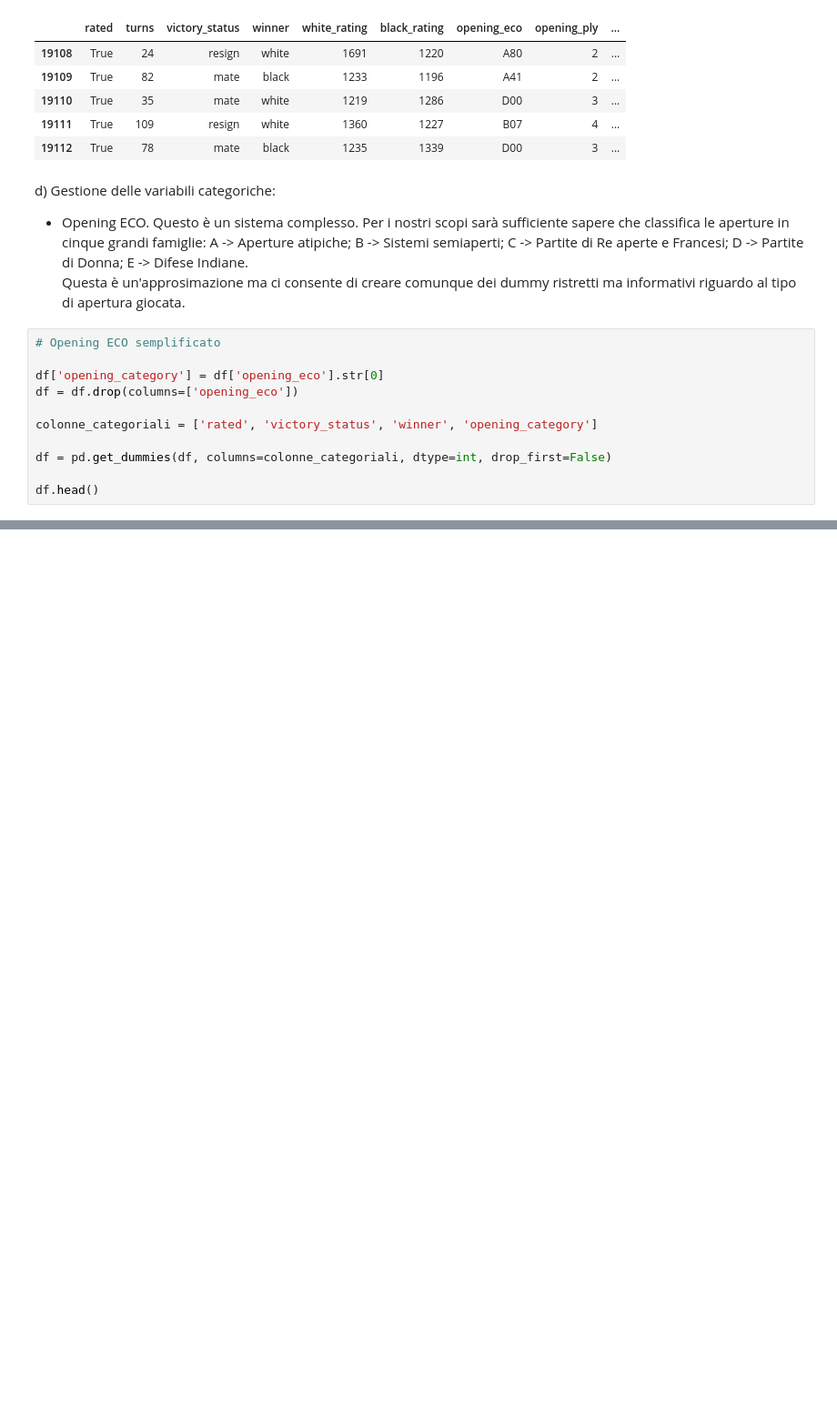
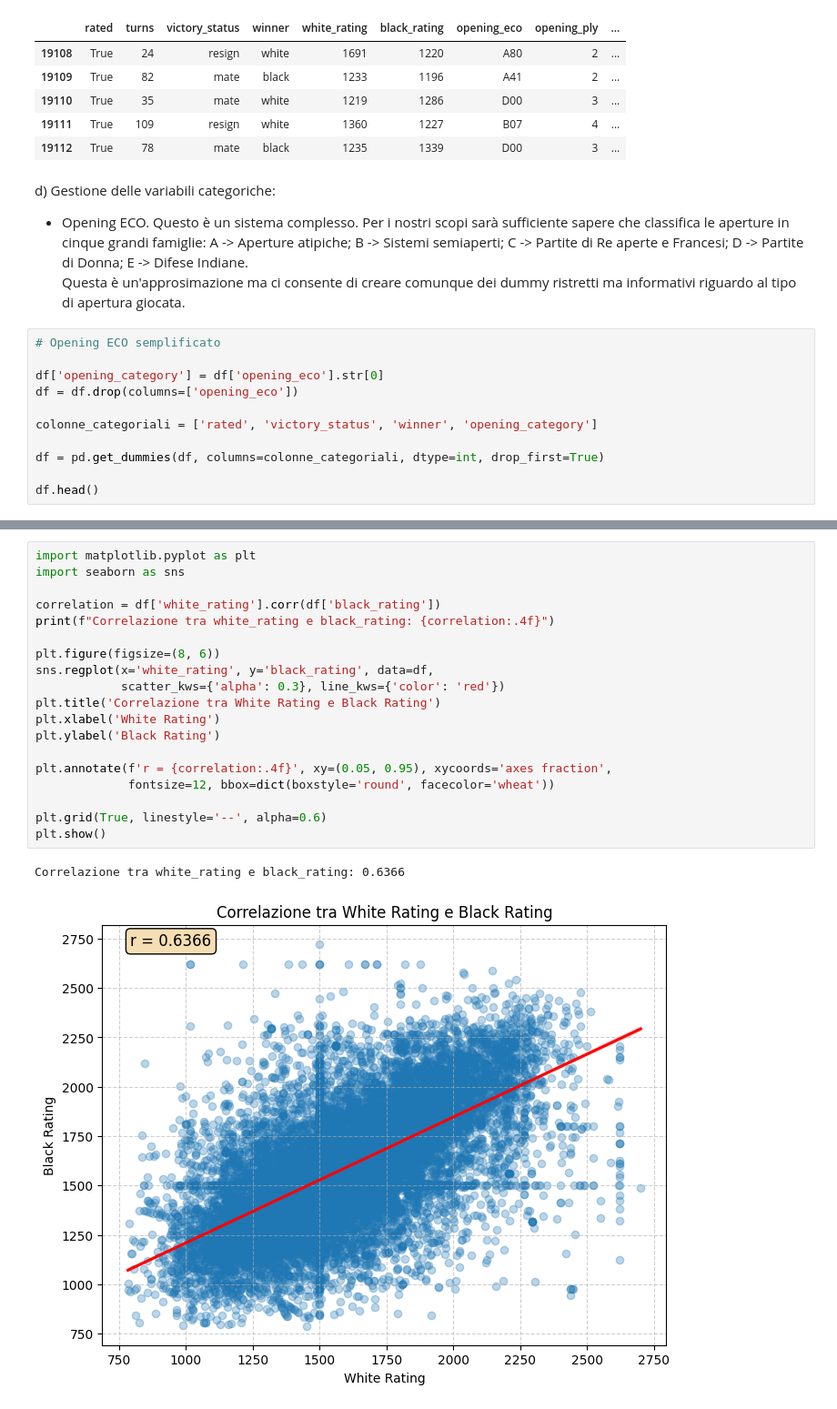
Before and after one commit to AndreaMorbello/Progetto-IA2, a Jupyter notebook: Notebooks/Notebook-IA2.ipynb, the cells around one changed output, grey strips where cells are left out. Shown at 91% size. Saved outputs shown, nothing was run; the diff lists cells and outputs as text; blank space fills up the shorter version.

Commit message:
Correlazione white a black rating

```diff
--- a/Notebooks/Notebook-IA2.ipynb
+++ b/Notebooks/Notebook-IA2.ipynb
@@ -194,7 +196,7 @@ df = df.drop(columns=['opening_eco'])
 
 colonne_categoriali = ['rated', 'victory_status', 'winner', 'opening_category']
 
-df = pd.get_dummies(df, columns=colonne_categoriali, dtype=int, drop_first=False)
+df = pd.get_dummies(df, columns=colonne_categoriali, dtype=int, drop_first=True)
 
 df.head()
 # %% [output]
@@ -207,0 +215,22 @@ df.head()
+# %%
+import matplotlib.pyplot as plt
+import seaborn as sns
+
+correlation = df['white_rating'].corr(df['black_rating'])
+print(f"Correlazione tra white_rating e black_rating: {correlation:.4f}")
+
+plt.figure(figsize=(8, 6))
+sns.regplot(x='white_rating', y='black_rating', data=df,
+            scatter_kws={'alpha': 0.3}, line_kws={'color': 'red'})
+plt.title('Correlazione tra White Rating e Black Rating')
+plt.xlabel('White Rating')
+plt.ylabel('Black Rating')
+
+plt.annotate(f'r = {correlation:.4f}', xy=(0.05, 0.95), xycoords='axes fraction',
+             fontsize=12, bbox=dict(boxstyle='round', facecolor='wheat'))
+
+plt.grid(True, linestyle='--', alpha=0.6)
+plt.show()
+# %% [output]
+Correlazione tra white_rating e black_rating: 0.6366
+[figure, added]
```
Also changed, not shown: parts of 5 cells of this notebook.
